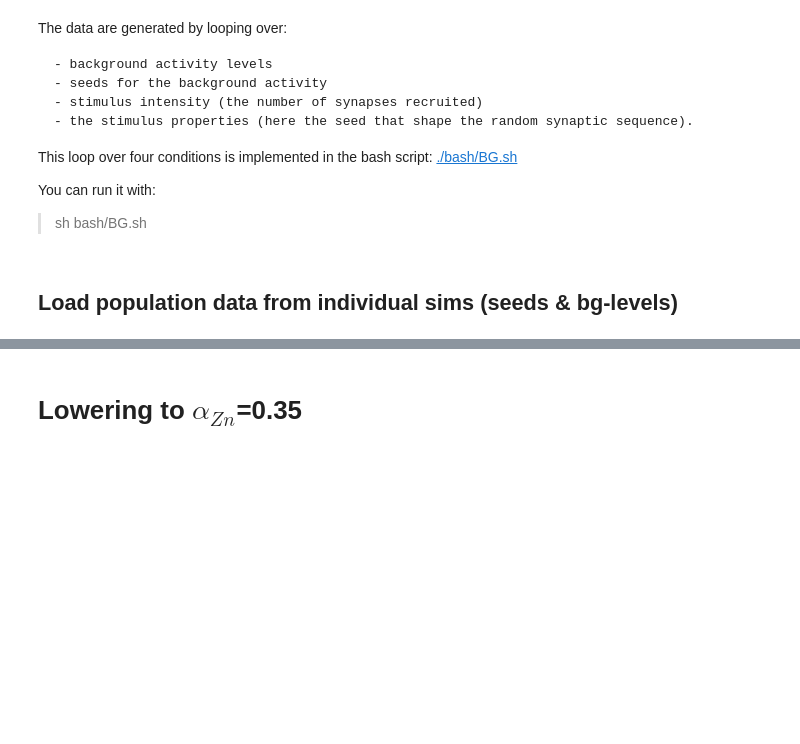
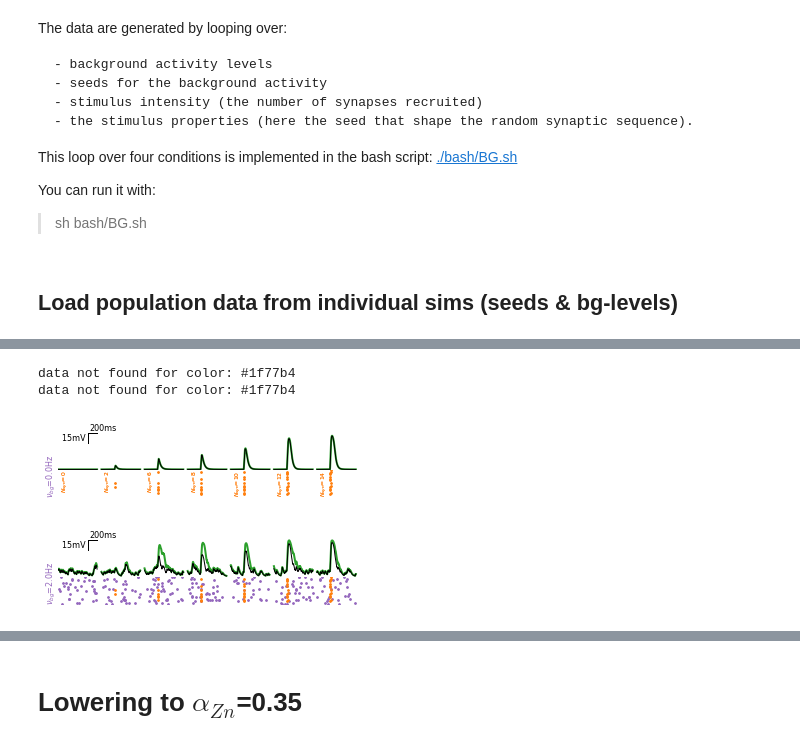
Before and after one commit to yzerlaut/zinc-NMDA-modulation, a Jupyter notebook: Sensitivity_to_Background_Modulation.ipynb, the cells around one changed output, grey strips where cells are left out. Drawn from its saved outputs; the diff is of its cells as text; code cells hidden in the pictures; blank space fills up the shorter version.

```diff
--- a/Sensitivity_to_Background_Modulation.ipynb
+++ b/Sensitivity_to_Background_Modulation.ipynb
@@ -24,30 +24,36 @@ You can run it with:
 from analyz.IO.files_manip import get_files_with_given_exts
 from analyz.IO.npz import load_dict
 
-def build_full_dataset(key='passive'):
+def build_full_dataset(key='passive',
+                       filename_only=True,
+                       nfile_start=0, nfile_stop=int(1e8)):
     filenames = get_files_with_given_exts('data/bg-modul/%s' % key, '.npz')
-    RESP = {}
+    RESP = {'filename':[]}
     K = ['Vm_soma', 't', 'BG_raster', 'STIM_raster']
-    KEYS = ['seed', 'alphaZn','syn_location', 'bg_level', 'NSTIMs', 'ampa_only',
+    KEYS = ['seed', 'stimseed', 'alphaZn','syn_location', 'bg_level', 'NSTIMs', 'ampa_only',
             'duration_per_bg_level', 'stim_delay']
     for key in KEYS+K:
         RESP[key] = []
 
-    for fn in filenames:
-        if not os.path.isdir(fn):
-            data = load_dict(fn)
-            if np.isfinite(data['Vm_soma'].max()):
-                for key in KEYS:
-                    RESP[key].append(data['args'][key])
-                for key in K:
-                    RESP[key].append(data[key])
-
+    for i, fn in enumerate(filenames[nfile_start:nfile_stop]):
+        if os.path.isfile(fn):
+            try:
+                data = load_dict(fn)
+                if np.isfinite(data['Vm_soma'].max()):
+                    RESP['filename'].append(fn)
+                    for key in KEYS:
+                        RESP[key].append(data['args'][key])
+                    if not filename_only:
+                        for key in K:
+                            RESP[key].append(data[key])
+            except (KeyError, AttributeError):
+                print(fn, 'not valid')
     for key in KEYS:
         RESP[key] = np.array(RESP[key])
 
     return RESP
-
-RESP = build_full_dataset(key='passive')
+# %%
+RESP = build_full_dataset(key='passive', filename_only=True)
 # %%
 def plot_single_sim_data(RESP,
                       alphaZn=[0, 0.3, 0.45],
@@ -133,0 +155,13 @@ fig = plot_single_sim_data(RESP, bg_level=4., **props)
+# %%
+props= {'NSTIMs':[0, 2, 6, 8, 10, 12, 14],
+        'syn_location':1, 'seed':1, 'stimseed':0, 'VLIM':[-76,-15],
+        'alphaZn':[0., 0.45], 'COLORS':[ge.green, 'k'], 'LWS':[2,1,1],
+        'with_ampa_only':True,
+        'shift':100, 'view':[-300,600]}
+fig = plot_single_sim_data(RESP, bg_level=0., **props)
+fig = plot_single_sim_data(RESP, bg_level=2., **props)
+# %% [output]
+data not found for color: #1f77b4
+data not found for color: #1f77b4
+[figure, added]
+[figure, added]
```
Also changed, not shown: parts of 24 cells of this notebook, 3 other files.
